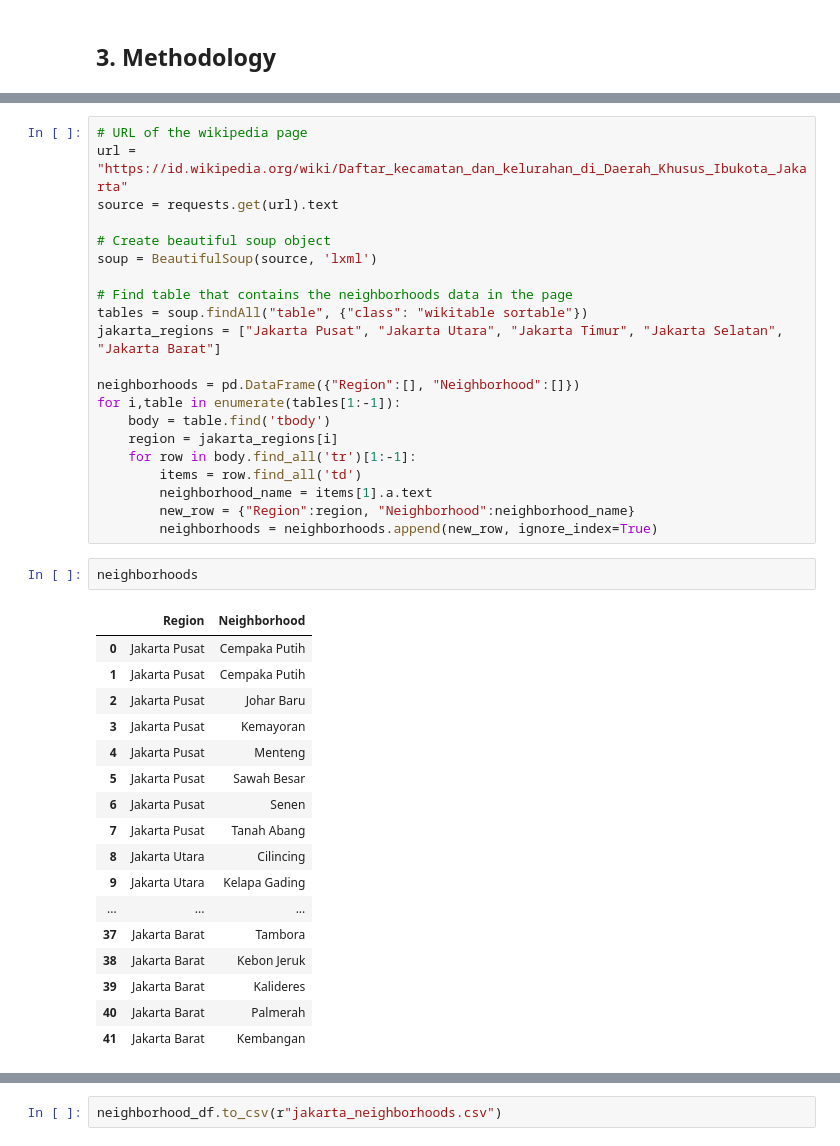
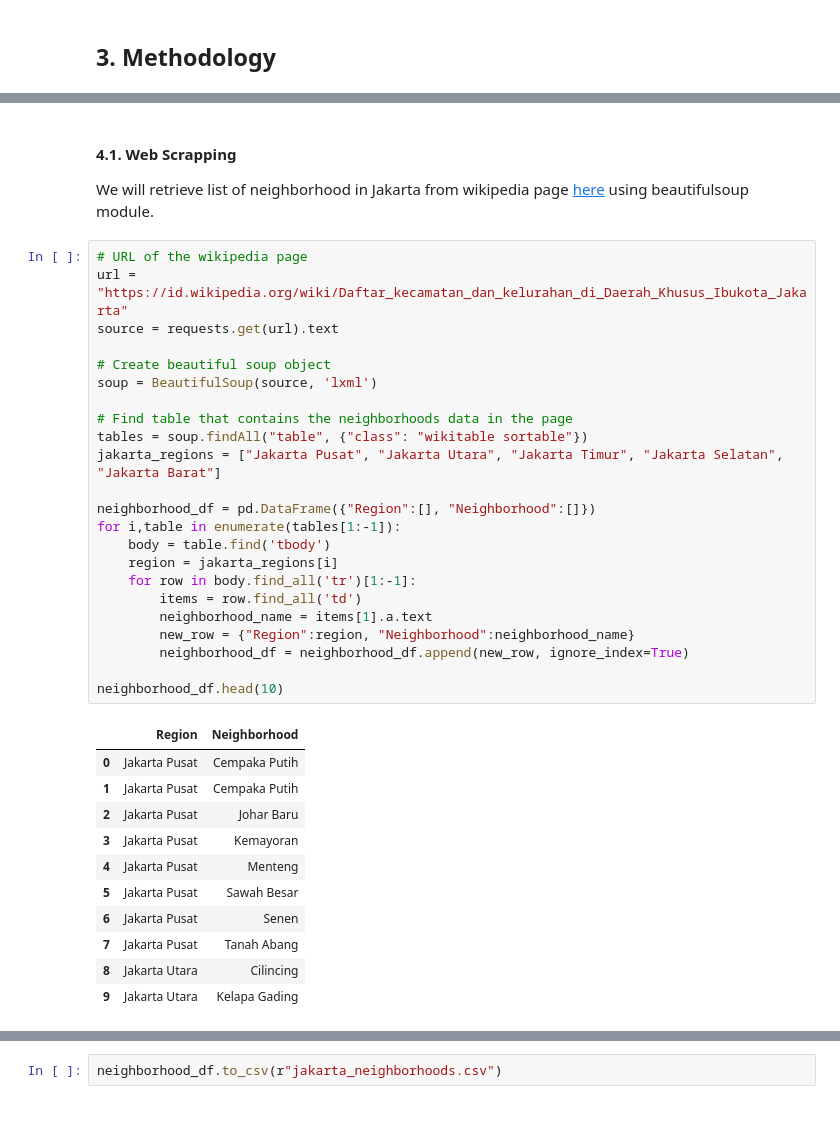
Before and after one commit to vickyysiahaan/FnB_Business_Opportunity_Seeker, a Jupyter notebook: FnB Business Seeker.ipynb, the cells around one changed output, grey strips where cells are left out. Drawn from its saved outputs; the diff is of its cells as text; blank space fills up the shorter version.

```diff
--- a/FnB Business Seeker.ipynb
+++ b/FnB Business Seeker.ipynb
@@ -56,41 +72,39 @@ import folium
+# %% [markdown]
+#### 4.1. Web Scrapping
+
+We will retrieve list of neighborhood in Jakarta from wikipedia page <a href="https://id.wikipedia.org/wiki/Daftar_kecamatan_dan_kelurahan_di_Daerah_Khusus_Ibukota_Jakarta">here</a> using beautifulsoup module.
 # %%
 # URL of the wikipedia page
 url = "https://id.wikipedia.org/wiki/Daftar_kecamatan_dan_kelurahan_di_Daerah_Khusus_Ibukota_Jakarta"
 source = requests.get(url).text
 
 # Create beautiful soup object
 soup = BeautifulSoup(source, 'lxml')
 
 # Find table that contains the neighborhoods data in the page
 tables = soup.findAll("table", {"class": "wikitable sortable"})
 jakarta_regions = ["Jakarta Pusat", "Jakarta Utara", "Jakarta Timur", "Jakarta Selatan", "Jakarta Barat"]
 
-neighborhoods = pd.DataFrame({"Region":[], "Neighborhood":[]})
+neighborhood_df = pd.DataFrame({"Region":[], "Neighborhood":[]})
 for i,table in enumerate(tables[1:-1]):
     body = table.find('tbody')
     region = jakarta_regions[i]
     for row in body.find_all('tr')[1:-1]:
         items = row.find_all('td')
         neighborhood_name = items[1].a.text
         new_row = {"Region":region, "Neighborhood":neighborhood_name}
-        neighborhoods = neighborhoods.append(new_row, ignore_index=True)
+        neighborhood_df = neighborhood_df.append(new_row, ignore_index=True)
+
+neighborhood_df.head(10)
+# %% [output]
+|  | Region | Neighborhood |
+| 0 | Jakarta Pusat | Cempaka Putih |
+| 1 | Jakarta Pusat | Cempaka Putih |
+| 2 | Jakarta Pusat | Johar Baru |
+| 3 | Jakarta Pusat | Kemayoran |
+| 4 | Jakarta Pusat | Menteng |
+| 5 | Jakarta Pusat | Sawah Besar |
+| 6 | Jakarta Pusat | Senen |
+| 7 | Jakarta Pusat | Tanah Abang |
+| 8 | Jakarta Utara | Cilincing |
+| 9 | Jakarta Utara | Kelapa Gading |
-# %%
-neighborhoods
-# %% [output]
-|  | Region | Neighborhood |
-| 0 | Jakarta Pusat | Cempaka Putih |
-| 1 | Jakarta Pusat | Cempaka Putih |
-| 2 | Jakarta Pusat | Johar Baru |
-| 3 | Jakarta Pusat | Kemayoran |
-| 4 | Jakarta Pusat | Menteng |
-| 5 | Jakarta Pusat | Sawah Besar |
-| 6 | Jakarta Pusat | Senen |
-| 7 | Jakarta Pusat | Tanah Abang |
-| 8 | Jakarta Utara | Cilincing |
-| 9 | Jakarta Utara | Kelapa Gading |
-| ... | ... | ... |
-| 37 | Jakarta Barat | Tambora |
-| 38 | Jakarta Barat | Kebon Jeruk |
-| 39 | Jakarta Barat | Kalideres |
-| 40 | Jakarta Barat | Palmerah |
-| 41 | Jakarta Barat | Kembangan |
```
Also changed, not shown: parts of 14 cells of this notebook.
